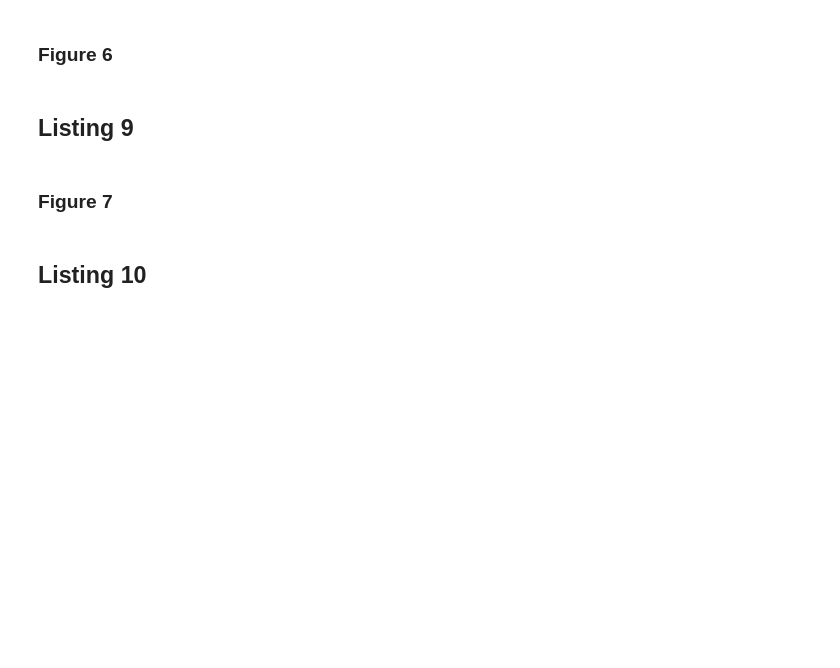
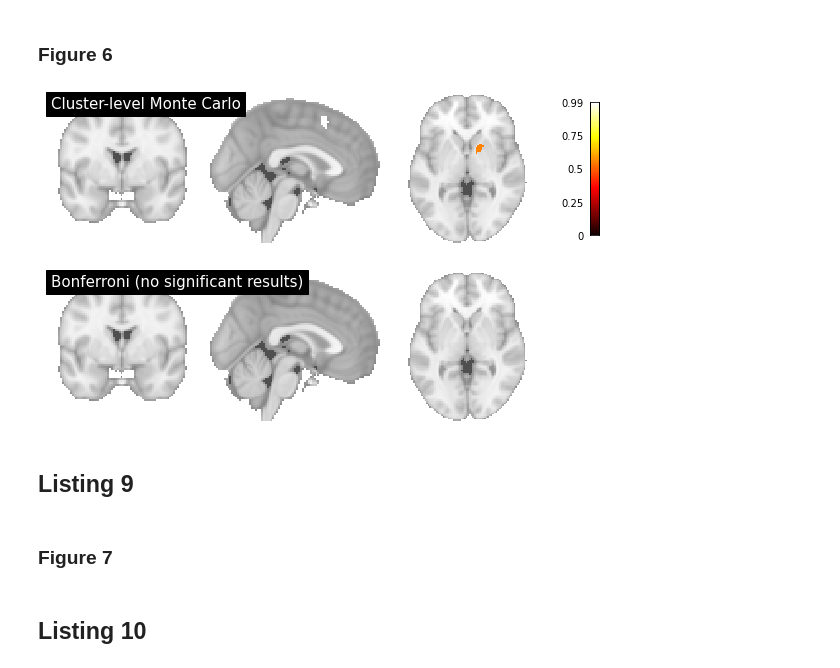
Before and after one commit to NBCLab/nimare-paper, a Jupyter notebook: listings_figures_and_tables.ipynb, the cells around one changed output. Drawn from its saved outputs; the diff is of its cells as text; code cells hidden in the pictures; blank space fills up the shorter version.

```diff
--- a/listings_figures_and_tables.ipynb
+++ b/listings_figures_and_tables.ipynb
@@ -191,5 +235,26 @@ b_results = b_corrector.transform(mkdad_meta.results)
 # %% [markdown]
 ### Figure 6
+# %%
+fig, axes = plt.subplots(figsize=(10, 3*2), nrows=2)
+plotting.plot_stat_map(
+    mc_results.get_map("z_level-cluster_corr-FWE_method-montecarlo"),
+    title="Cluster-level Monte Carlo",
+    annotate=False,
+    cut_coords=[0, 0, 0],
+    axes=axes[0],
+    draw_cross=False,
+)
+plotting.plot_stat_map(
+    b_results.get_map("z_corr-FWE_method-bonferroni"),
+    title="Bonferroni (no significant results)",
+    annotate=False,
+    cut_coords=[0, 0, 0],
+    axes=axes[1],
+    draw_cross=False,
+)
+fig.savefig("figures/figure_06.svg")
+# %% [output]
+[figure, added]
 # %% [markdown]
 ## Listing 9
 # %%
```
Also changed, not shown: parts of 9 cells of this notebook, 6 other files.
